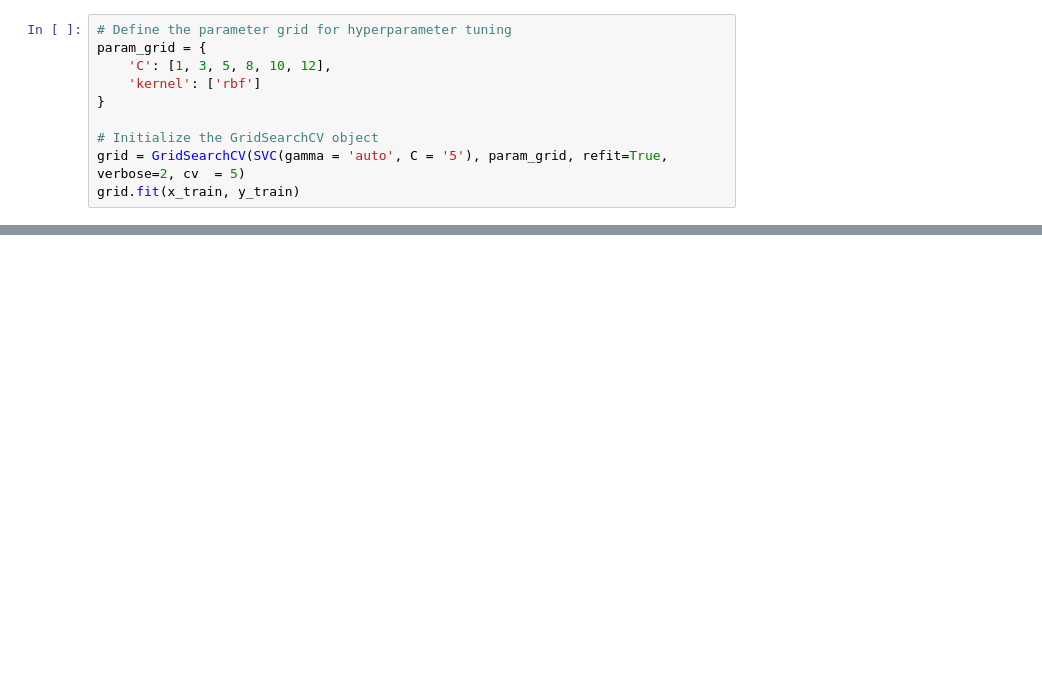
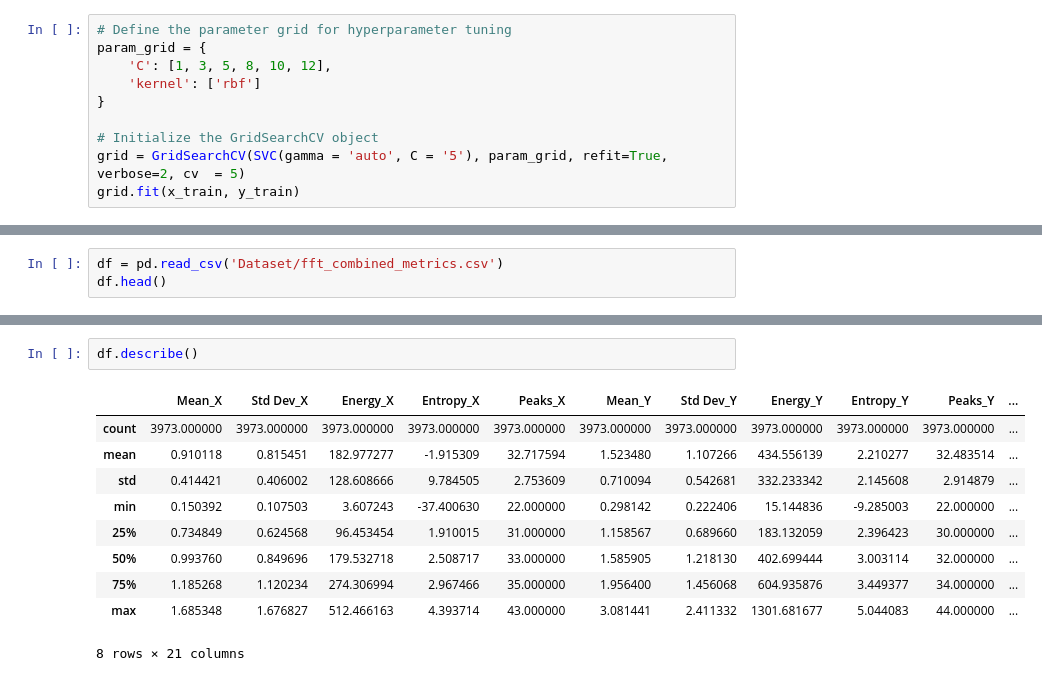
Before and after one commit to cepdnaclk/e19-co544-Hand-Tremor-Based-Biometric-Recognition, a Jupyter notebook: code/SVM.ipynb, the cells around one changed output, grey strips where cells are left out. Cells and saved outputs as stored; diff of their text form; blank space fills up the shorter version.

```diff
--- a/code/SVM.ipynb
+++ b/code/SVM.ipynb
@@ -635,0 +638,3 @@ grid.fit(x_train, y_train)
+# %%
+df = pd.read_csv('Dataset/fft_combined_metrics.csv')
+df.head()
@@ -635,0 +649,13 @@ grid.fit(x_train, y_train)
+# %%
+df.describe()
+# %% [output]
+|  | Mean_X | Std Dev_X | Energy_X | Entropy_X | Peaks_X | Mean_Y | Std Dev_Y | Energy_Y | Entropy_Y | Peaks_Y | ... |
+| count | 3973.000000 | 3973.000000 | 3973.000000 | 3973.000000 | 3973.000000 | 3973.000000 | 3973.000000 | 3973.000000 | 3973.000000 | 3973.000000 | ... |
+| mean | 0.910118 | 0.815451 | 182.977277 | -1.915309 | 32.717594 | 1.523480 | 1.107266 | 434.556139 | 2.210277 | 32.483514 | ... |
+| std | 0.414421 | 0.406002 | 128.608666 | 9.784505 | 2.753609 | 0.710094 | 0.542681 | 332.233342 | 2.145608 | 2.914879 | ... |
+| min | 0.150392 | 0.107503 | 3.607243 | -37.400630 | 22.000000 | 0.298142 | 0.222406 | 15.144836 | -9.285003 | 22.000000 | ... |
+| 25% | 0.734849 | 0.624568 | 96.453454 | 1.910015 | 31.000000 | 1.158567 | 0.689660 | 183.132059 | 2.396423 | 30.000000 | ... |
+| 50% | 0.993760 | 0.849696 | 179.532718 | 2.508717 | 33.000000 | 1.585905 | 1.218130 | 402.699444 | 3.003114 | 32.000000 | ... |
+| 75% | 1.185268 | 1.120234 | 274.306994 | 2.967466 | 35.000000 | 1.956400 | 1.456068 | 604.935876 | 3.449377 | 34.000000 | ... |
+| max | 1.685348 | 1.676827 | 512.466163 | 4.393714 | 43.000000 | 3.081441 | 2.411332 | 1301.681677 | 5.044083 | 44.000000 | ... |
+8 rows × 21 columns
```
Also changed, not shown: parts of 11 cells of this notebook.
